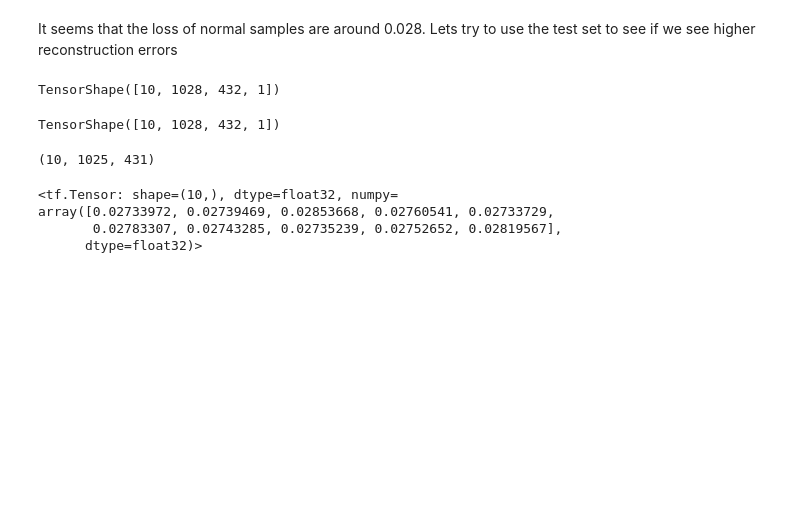
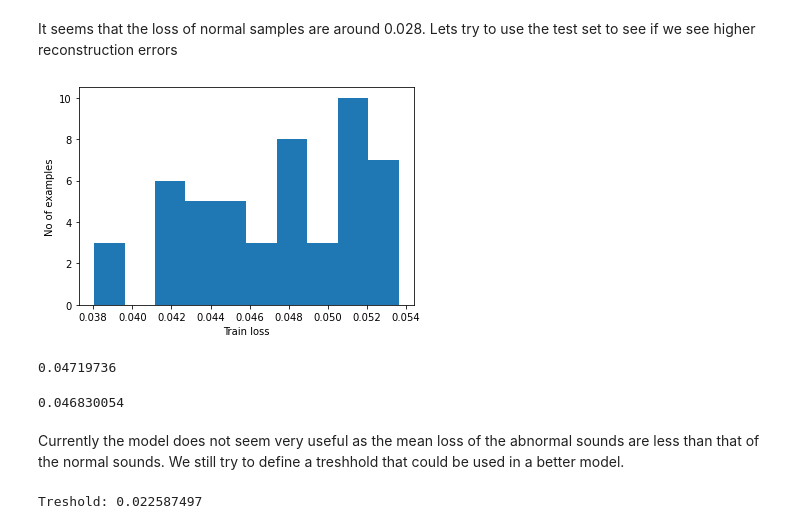
Before and after one commit to Ekhao/ToyADMOSTinyAutoencoder, a Jupyter notebook: TinyMLAutoencoderForToyADMOS.ipynb, the cells around one changed output. Drawn from its saved outputs; the diff is of its cells as text; code cells hidden in the pictures; blank space fills up the shorter version.

Commit message:
First failed attempt at a convolutional autoencoder for the task

```diff
--- a/TinyMLAutoencoderForToyADMOS.ipynb
+++ b/TinyMLAutoencoderForToyADMOS.ipynb
@@ -193,32 +265,40 @@ plt.show()
 # %% [markdown]
 It seems that the loss of normal samples are around 0.028. Lets try to use the test set to see if we see higher reconstruction errors
 # %%
-abnormal_reconstructions = conv_autoencoder.predict(x_text)
+abnormal_reconstructions = conv_autoencoder.predict(x_test)
 
 abnormal_losses = []
 for i in range(len(x_test)):
     abnormal_losses.append(mse(abnormal_reconstructions[i], x_test[i]))
 
-plt.hist(tf.convert_to_tensor(normal_losses)[None,:], bins=10)
+plt.hist(tf.convert_to_tensor(abnormal_losses)[None,:], bins=10)
 plt.xlabel("Train loss")
 plt.ylabel("No of examples")
 plt.show()
+# %% [output]
+[figure, added]
 # %%
-normal_reconstructions.shape
+np.mean(abnormal_losses)
 # %% [output]
-TensorShape([10, 1028, 432, 1])
+0.04719736
 # %%
-x_train.shape
+np.mean(normal_losses)
 # %% [output]
-TensorShape([10, 1028, 432, 1])
+0.046830054
+# %% [markdown]
+Currently the model does not seem very useful as the mean loss of the abnormal sounds are less than that of the normal sounds. We still try to define a treshhold that could be used in a better model.
 # %%
-training_magnitudes.shape
+treshold = np.mean(normal_losses) + np.std(normal_losses)
+print("Treshold:", treshold)
 # %% [output]
-(10, 1025, 431)
+Treshold: 0.022587497
 # %%
-tf.convert_to_tensor(normal_losses)
+def predict(model, data, treshold):
+    reconstructions = model(data)
+    loss = tf.keras.losses.mse(reconstructions, data)
+    return tf.math.less(loss, treshold)
+
+def print_stats(predictions, labels):
+    print("Accuracy = {}".format(accuracy_score(labels, predictions)))
+    print("Precision = {}".format(precision_score(labels, predictions)))
+    print("Recall = {}".format(recall_score(labels, predictions)))
-# %% [output]
-<tf.Tensor: shape=(10,), dtype=float32, numpy=
-array([0.02733972, 0.02739469, 0.02853668, 0.02760541, 0.02733729,
-       0.02783307, 0.02743285, 0.02735239, 0.02752652, 0.02819567],
-      dtype=float32)>
```
Also changed, not shown: parts of 15 cells of this notebook.
